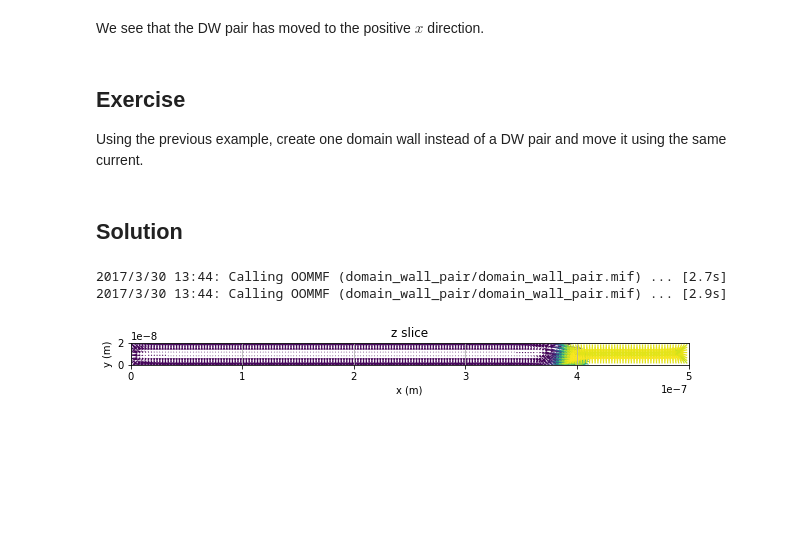
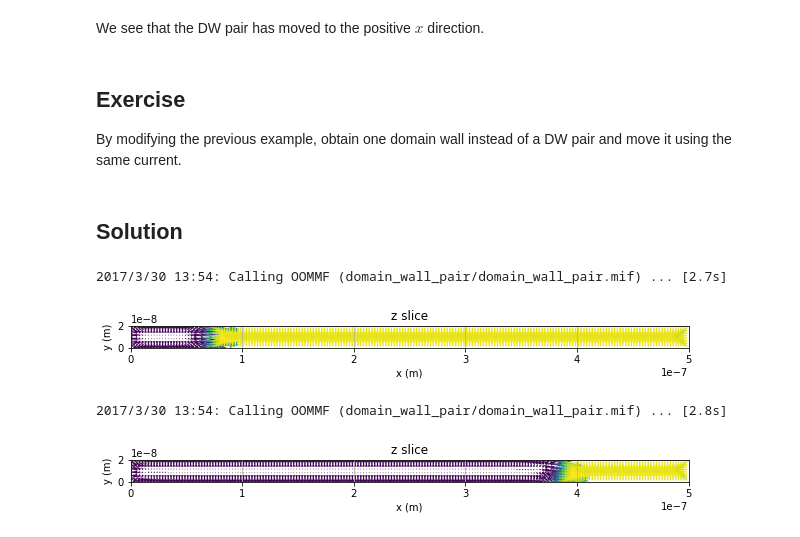
Before and after one commit to joommf-attic/tutorial, a Jupyter notebook: current_induced_domain_wall_motion.ipynb, the cells around one changed output. Saved outputs shown, nothing was run; the diff lists cells and outputs as text; code cells hidden in the pictures; blank space fills up the shorter version.

```diff
--- a/current_induced_domain_wall_motion.ipynb
+++ b/current_induced_domain_wall_motion.ipynb
@@ -75,7 +75,7 @@ We see that the DW pair has moved to the positive $x$ direction.
 # %% [markdown]
 ## Exercise
 
-Using the previous example, create one domain wall instead of a DW pair and move it using the same current.
+By modifying the previous example, obtain one domain wall instead of a DW pair and move it using the same current.
 # %% [markdown]
 ## Solution
 # %%
@@ -95,16 +95,20 @@ system.m = df.Field(mesh, value=m_value, norm=Ms)
 md = oc.MinDriver()
 md.drive(system)
 
-ux = 400  # velocity in x direction (m/s)
-beta = 0.5  # non-adiabatic STT parameter
-
-system.dynamics += oc.STT(u=(ux, 0, 0), beta=beta)
-
-td = oc.TimeDriver()
-td.drive(system, t=0.5e-9, n=1)
-
 system.m.plot_slice("z", 0);
 # %% [output]
-2017/3/30 13:44: Calling OOMMF (domain_wall_pair/domain_wall_pair.mif) ... [2.7s]
-2017/3/30 13:44: Calling OOMMF (domain_wall_pair/domain_wall_pair.mif) ... [2.9s]
+2017/3/30 13:54: Calling OOMMF (domain_wall_pair/domain_wall_pair.mif) ... [2.7s]
-[figure, old version]
+[figure, new version]
+# %%
+ux = 400  # velocity in x direction (m/s)
+beta = 0.5  # non-adiabatic STT parameter
+
+system.dynamics += oc.STT(u=(ux, 0, 0), beta=beta)
+
+td = oc.TimeDriver()
+td.drive(system, t=0.5e-9, n=1)
+
+system.m.plot_slice("z", 0);
+# %% [output]
+2017/3/30 13:54: Calling OOMMF (domain_wall_pair/domain_wall_pair.mif) ... [2.8s]
+[figure, added]
```
Also changed, not shown: parts of 2 cells of this notebook, 3 other files.
